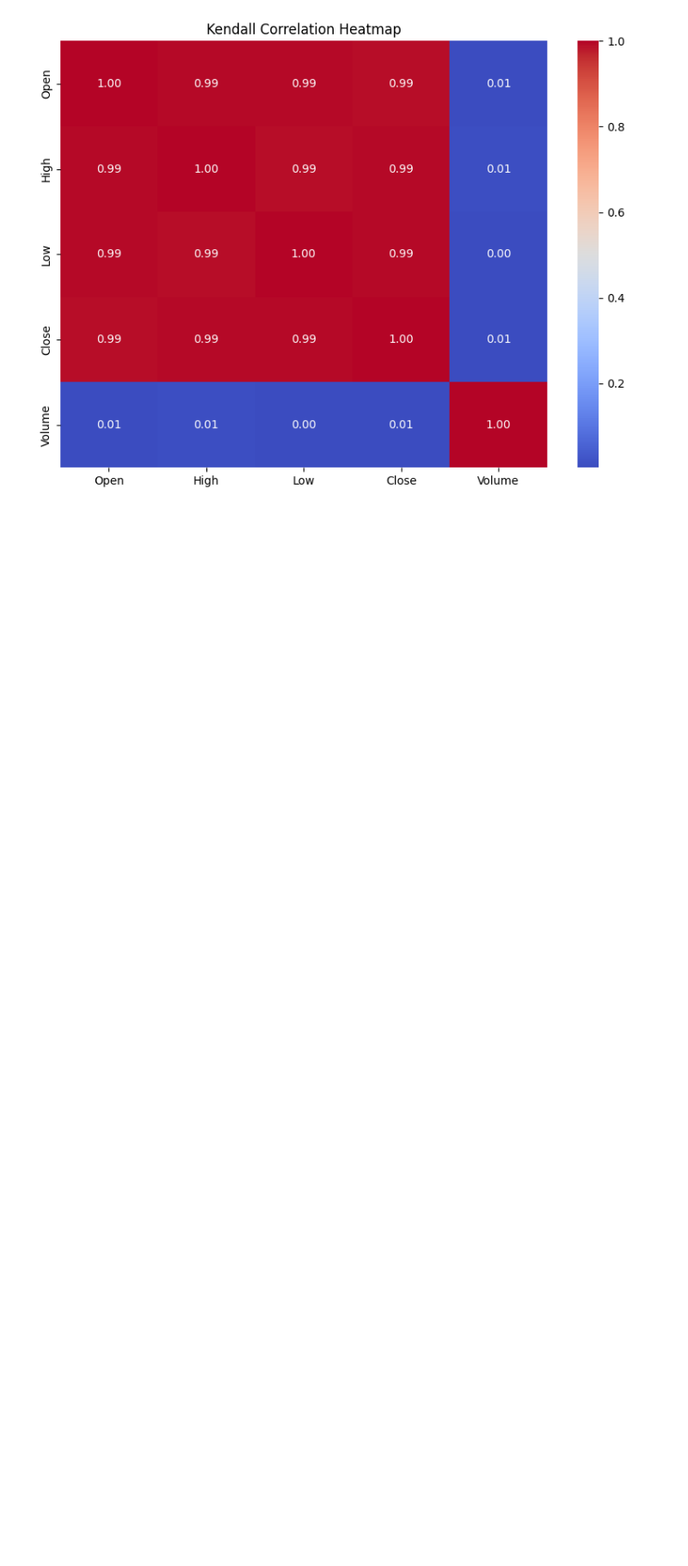
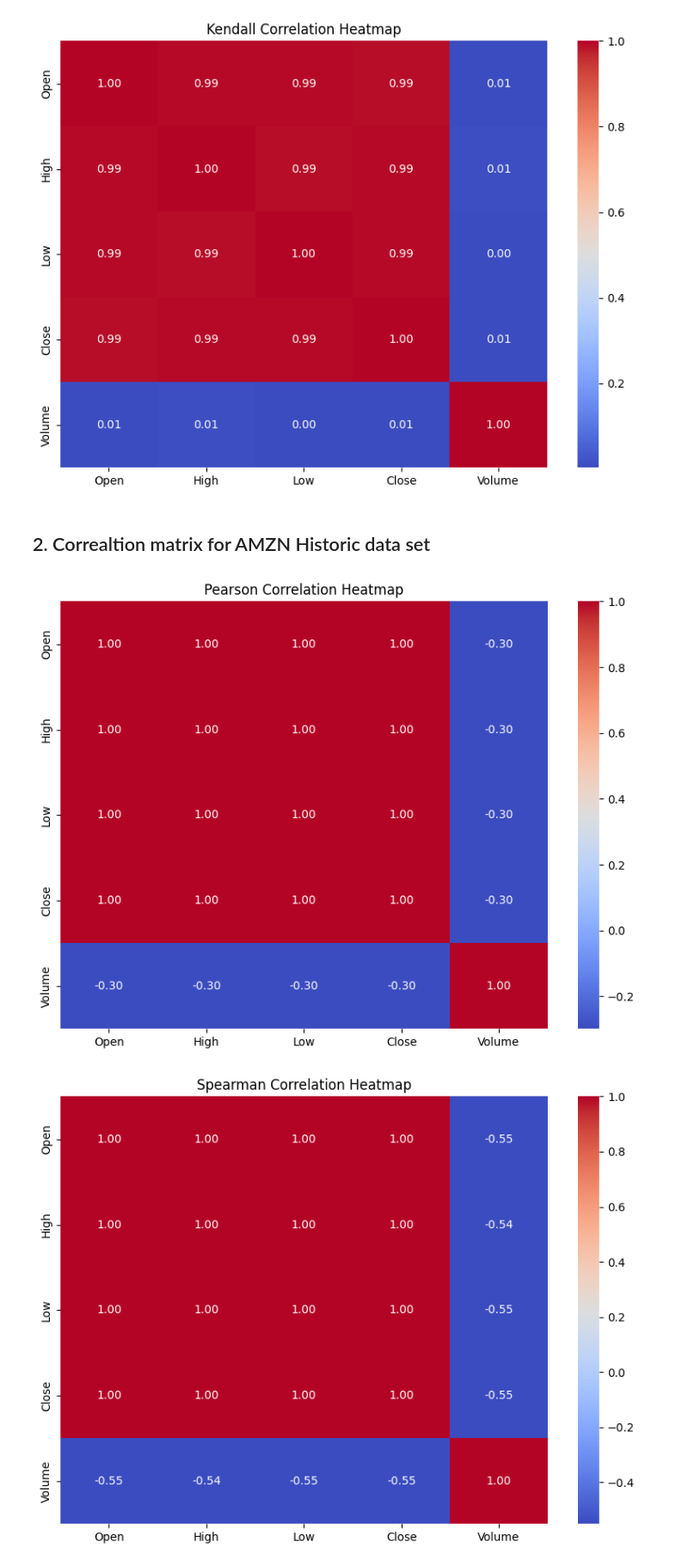
Before and after one commit to BetselotYitagesu/news_sentiment_stock, a Jupyter notebook: notebooks/correlation_analysis.ipynb, the cells around one changed output. Shown at 86% size. Drawn from its saved outputs; the diff is of its cells as text; code cells hidden in the pictures; blank space fills up the shorter version.

```diff
--- a/notebooks/correlation_analysis.ipynb
+++ b/notebooks/correlation_analysis.ipynb
@@ -57,3 +54,19 @@ run_correlation_analysis(df, columns=cols_to_analyze)
 [figure]
 [figure]
 [figure]
+# %% [markdown]
+## 2. Correaltion matrix for AMZN Historic data set
+# %%
+
+# Load data (adjust path and file name as needed)
+df = pd.read_csv("../data/yfinance_data/AMZN_historical_data.csv", parse_dates=["Date"])
+df.set_index("Date", inplace=True)
+
+# Select columns for correlation analysis
+cols_to_analyze = ["Open", "High", "Low", "Close", "Volume"]
+
+# Run correlation analysis with Pearson, Spearman, and Kendall
+run_correlation_analysis(df, columns=cols_to_analyze)
+# %% [output]
+[figure, added]
+[figure, added]
```
Also changed, not shown: parts of 5 cells of this notebook, 1 other file.
